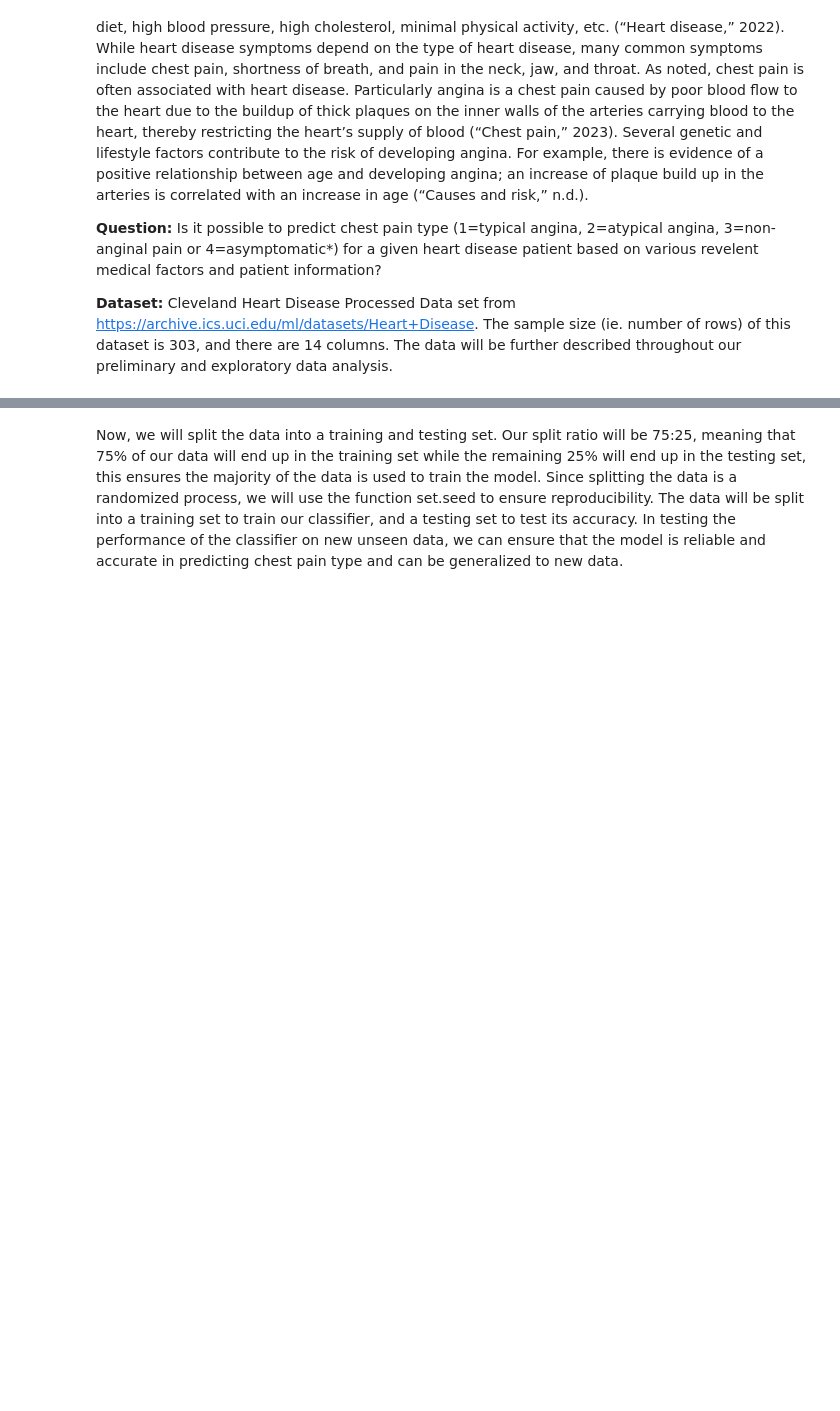
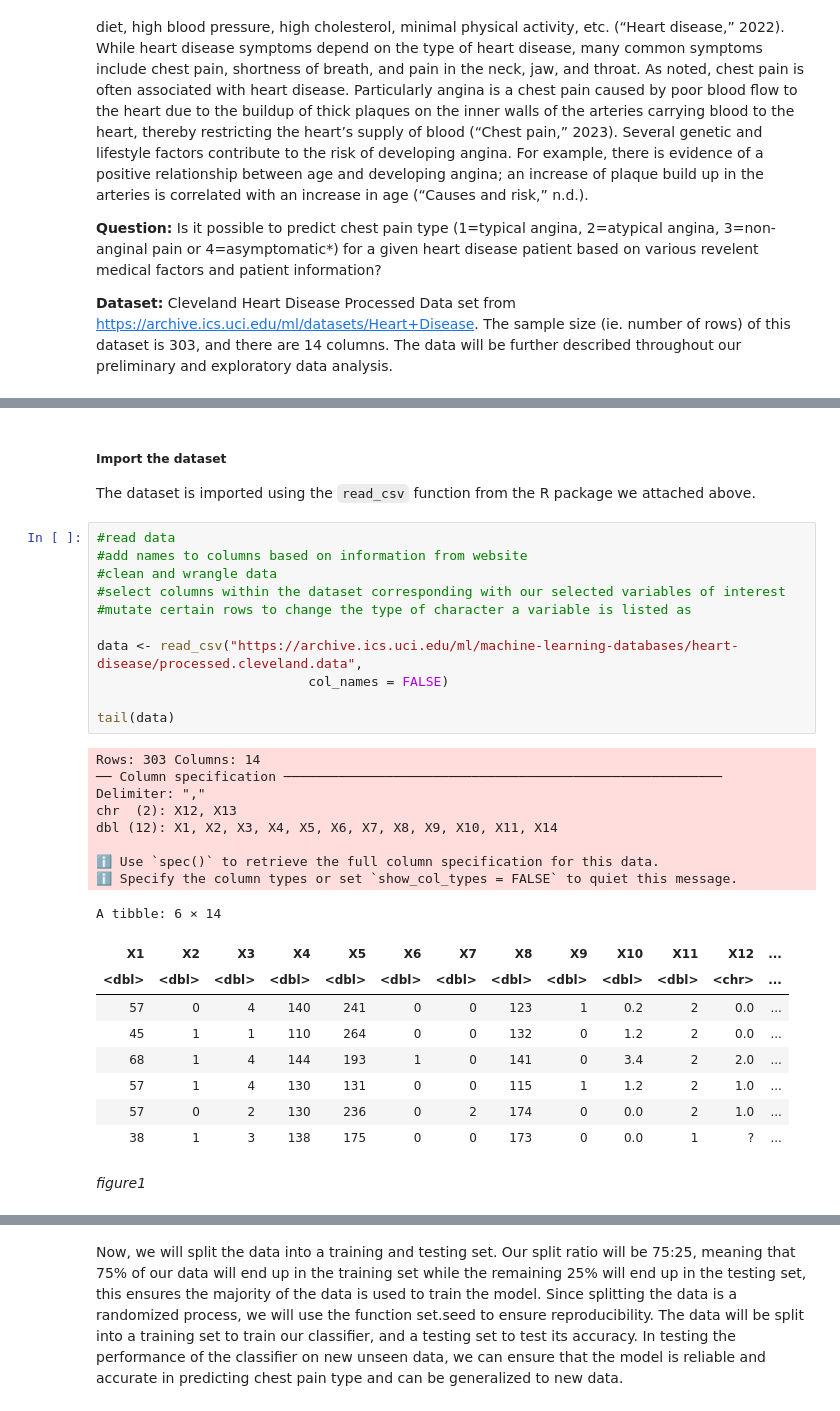
Before and after one commit to hebabm/group-31, a Jupyter notebook: finalreport.ipynb, the cells around one changed output, grey strips where cells are left out. Saved outputs shown, nothing was run; the diff lists cells and outputs as text; blank space fills up the shorter version.

```diff
--- a/finalreport.ipynb
+++ b/finalreport.ipynb
@@ -105,0 +47,34 @@ A tibble: 303 × 7
+# %% [markdown]
+##### Import the dataset
+The dataset is imported using the `read_csv` function from the R package we attached above.
+# %%
+#read data
+#add names to columns based on information from website
+#clean and wrangle data
+#select columns within the dataset corresponding with our selected variables of interest
+#mutate certain rows to change the type of character a variable is listed as
+
+data <- read_csv("https://archive.ics.uci.edu/ml/machine-learning-databases/heart-disease/processed.cleveland.data",
+                           col_names = FALSE)
+
+tail(data)
+# %% [output]
+Rows: 303 Columns: 14
+── Column specification ────────────────────────────────────────────────────────
+Delimiter: ","
+chr  (2): X12, X13
+dbl (12): X1, X2, X3, X4, X5, X6, X7, X8, X9, X10, X11, X14
+
+ℹ Use `spec()` to retrieve the full column specification for this data.
+ℹ Specify the column types or set `show_col_types = FALSE` to quiet this message.
+A tibble: 6 × 14
+| X1 | X2 | X3 | X4 | X5 | X6 | X7 | X8 | X9 | X10 | X11 | X12 | ... |
+| <dbl> | <dbl> | <dbl> | <dbl> | <dbl> | <dbl> | <dbl> | <dbl> | <dbl> | <dbl> | <dbl> | <chr> | ... |
+| 57 | 0 | 4 | 140 | 241 | 0 | 0 | 123 | 1 | 0.2 | 2 | 0.0 | ... |
+| 45 | 1 | 1 | 110 | 264 | 0 | 0 | 132 | 0 | 1.2 | 2 | 0.0 | ... |
+| 68 | 1 | 4 | 144 | 193 | 1 | 0 | 141 | 0 | 3.4 | 2 | 2.0 | ... |
+| 57 | 1 | 4 | 130 | 131 | 0 | 0 | 115 | 1 | 1.2 | 2 | 1.0 | ... |
+| 57 | 0 | 2 | 130 | 236 | 0 | 2 | 174 | 0 | 0.0 | 2 | 1.0 | ... |
+| 38 | 1 | 3 | 138 | 175 | 0 | 0 | 173 | 0 | 0.0 | 1 | ? | ... |
+# %% [markdown]
+*figure1*
```
Also changed, not shown: parts of 7 cells of this notebook.
